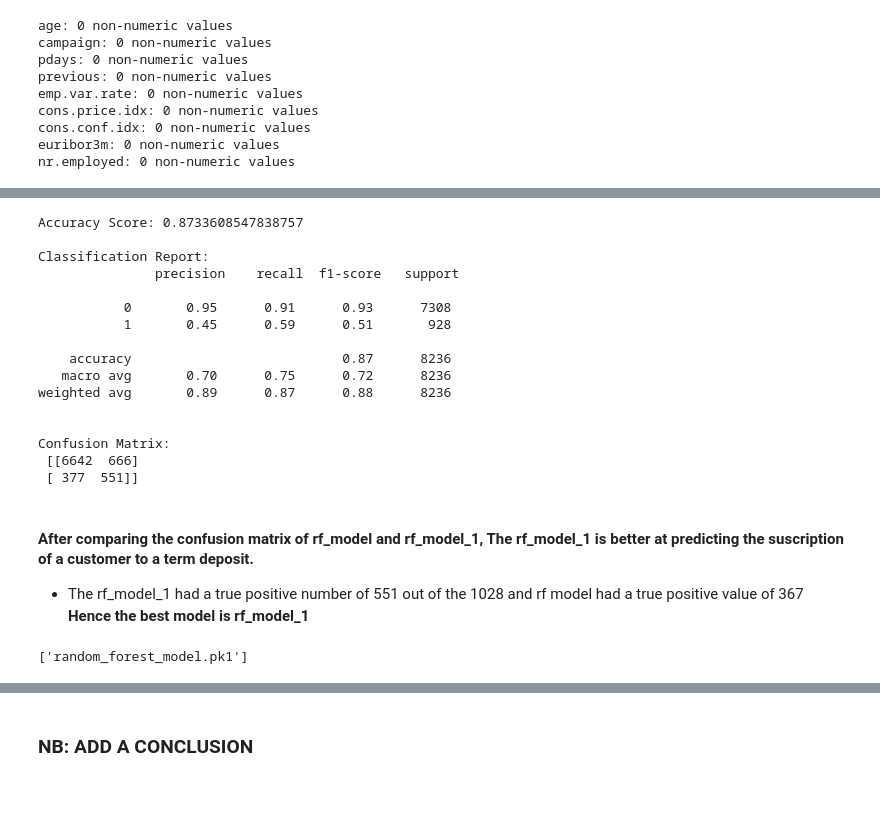
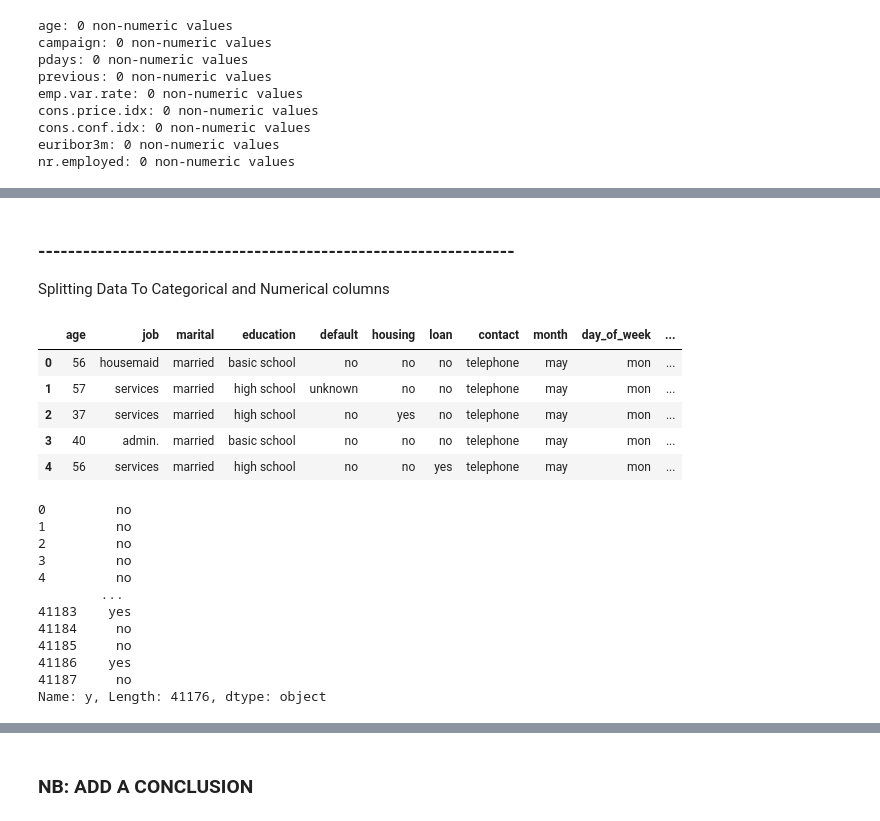
Before and after one commit to Josiegithub/Bank-Marketing-Campaign-Analysis-And-Prediction, a Jupyter notebook: BMC-Notebook.ipynb, the cells around one changed output, grey strips where cells are left out. Cells and saved outputs as stored; diff of their text form; code cells hidden in the pictures; blank space fills up the shorter version.

```diff
--- a/BMC-Notebook.ipynb
+++ b/BMC-Notebook.ipynb
@@ -253,9 +262,6 @@ np.int64(12)
 # %%
 # Drop duplicates if necessary
 training_data = training_data.drop_duplicates()
-# %%
-# Drop 'duration' column as it might cause data leakage
-training_data = training_data.drop(columns=['duration'])
 # %%
 # Define a mapping for the new education groups
 education_mapping = {
@@ -804,8 +748,0 @@ Data after encoding:
-# %%
-from sklearn.preprocessing import LabelEncoder
-
-label_encoder = LabelEncoder()
-for col in categorical_cols:
-    training_data[col] = label_encoder.fit_transform(training_data[col])
-print("Data after label encoding:")
-print(training_data.head())
@@ -1140,38 +749,30 @@ y_pred_1 = rf_model_1.predict(X_test)
-# %%
-# 7. Evaluate the model
-accuracy = accuracy_score(y_test, y_pred_1)
-class_report = classification_report(y_test, y_pred_1)
-conf_matrix = confusion_matrix(y_test, y_pred_1)
-
-# Display the results
-print(f"Accuracy Score: {accuracy}")
-print("\nClassification Report:\n", class_report)
-print("\nConfusion Matrix:\n", conf_matrix)
-# %% [output]
-Accuracy Score: 0.8733608547838757
-
-Classification Report:
-               precision    recall  f1-score   support
-
-           0       0.95      0.91      0.93      7308
-           1       0.45      0.59      0.51       928
-
-    accuracy                           0.87      8236
-   macro avg       0.70      0.75      0.72      8236
-weighted avg       0.89      0.87      0.88      8236
-
-
-Confusion Matrix:
- [[6642  666]
- [ 377  551]]
-# %% [markdown]
-#### After comparing the confusion matrix of rf_model and rf_model_1, The rf_model_1 is better at predicting the suscription of a customer to a term deposit.
--  The rf_model_1 had a true positive number of 551 out of the 1028 and rf model had a true positive value of 367
-**Hence the best model is rf_model_1**
-# %%
-import joblib
-
-# Export models
-joblib.dump(rf_model_1, "random_forest_model.pk1")
-# %% [output]
-['random_forest_model.pk1']
+# %% [markdown]
+### ----------------------------------------------------------------
+
+Splitting Data To Categorical and Numerical columns
+# %%
+X = training_data.drop(['y'], axis=1)
+X.head()
+# %% [output]
+|  | age | job | marital | education | default | housing | loan | contact | month | day_of_week | ... |
+| 0 | 56 | housemaid | married | basic school | no | no | no | telephone | may | mon | ... |
+| 1 | 57 | services | married | high school | unknown | no | no | telephone | may | mon | ... |
+| 2 | 37 | services | married | high school | no | yes | no | telephone | may | mon | ... |
+| 3 | 40 | admin. | married | basic school | no | no | no | telephone | may | mon | ... |
+| 4 | 56 | services | married | high school | no | no | yes | telephone | may | mon | ... |
+# %%
+y= training_data['y']
+y
+# %% [output]
+0         no
+1         no
+2         no
+3         no
+4         no
+        ...
+41183    yes
+41184     no
+41185     no
+41186    yes
+41187     no
+Name: y, Length: 41176, dtype: object
```
Also changed, not shown: parts of 62 cells of this notebook, 10 other files.
